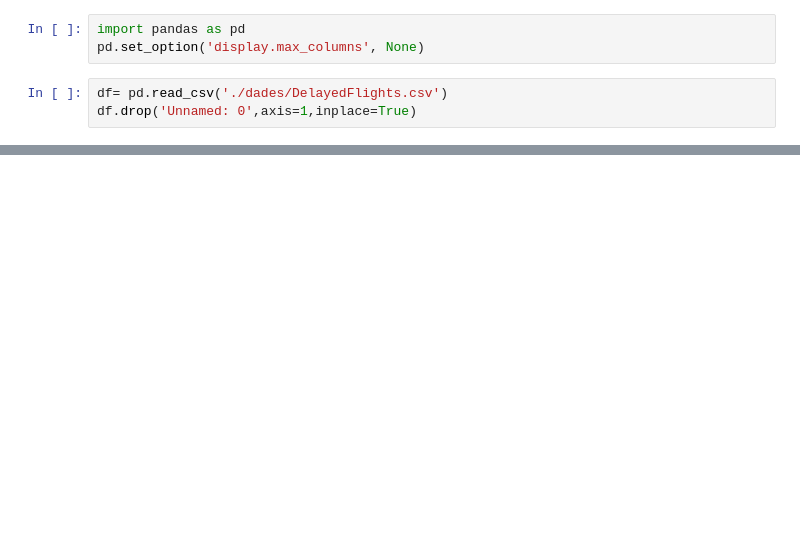
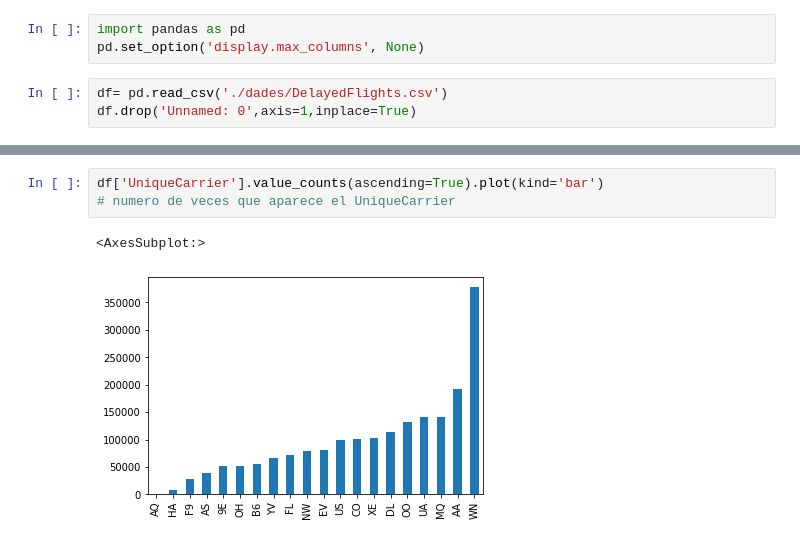
Before and after one commit to ManelForcales/visualitzacio_exploratoria, a Jupyter notebook: Tasca6.ipynb, the cells around one changed output, grey strips where cells are left out. Saved outputs shown, nothing was run; the diff lists cells and outputs as text; blank space fills up the shorter version.

```diff
--- a/Tasca6.ipynb
+++ b/Tasca6.ipynb
@@ -20,0 +47,6 @@ pd.set_option('display.max_columns', None)
+# %%
+df['UniqueCarrier'].value_counts(ascending=True).plot(kind='bar')
+# numero de veces que aparece el UniqueCarrier
+# %% [output]
+<AxesSubplot:>
+[figure, added]
```
Also changed, not shown: parts of 11 cells of this notebook, 2 other files.
